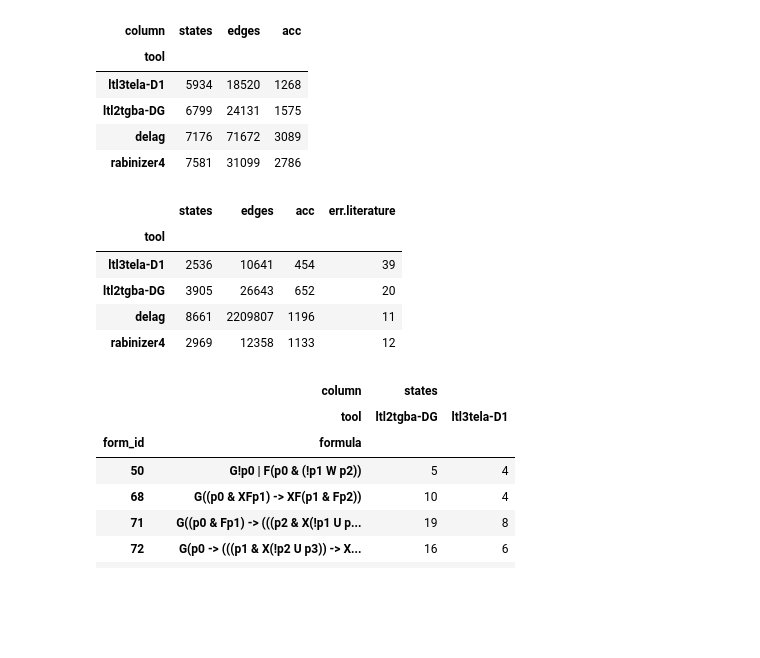
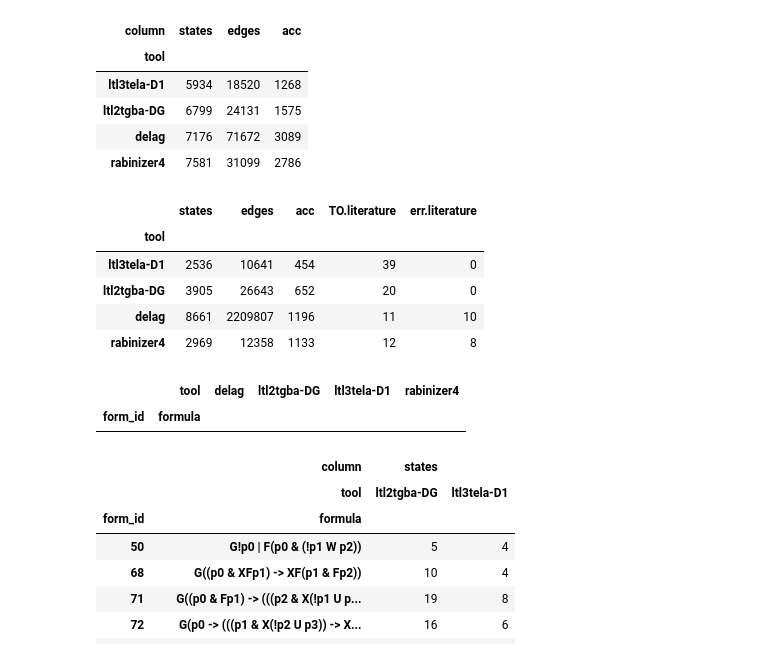
Before and after one commit to jurajmajor/ltl3tela, a Jupyter notebook: Experiments/Evaluation_ATVA19.ipynb, the cells around one changed output. Saved outputs shown, nothing was run; the diff lists cells and outputs as text; code cells hidden in the pictures; blank space fills up the shorter version.

Commit message:
Refactor, add mark-errors

```diff
--- a/Experiments/Evaluation_ATVA19.ipynb
+++ b/Experiments/Evaluation_ATVA19.ipynb
@@ -88,21 +90,25 @@ if rerun:
     d_data_patterns.run_ltlcross(automata = False, timeout = '60')
 d_data_patterns.parse_results()
 # %%
-det_err = pd.DataFrame(d_data_patterns.get_error_count(),columns=['err.literature'])
+det_to = pd.DataFrame(d_data_patterns.get_error_count(),columns=['TO.literature'])
+det_err = pd.DataFrame(d_data_patterns.get_error_count('parse error',False),columns=['err.literature'])
 det_lit = d_data_patterns.cummulative(col = d_cols).unstack(level = 0).loc[d_order, d_cols]
-det_lit = pd.concat([det_lit,det_err],axis=1,join='inner')
+det_lit = pd.concat([det_lit,det_to,det_err],axis=1,join='inner',sort=False)
 det_lit
 # %% [output]
-|  | states | edges | acc | err.literature |
-| tool |  |  |  |  |
-| ltl3tela-D1 | 2536 | 10641 | 454 | 39 |
-| ltl2tgba-DG | 3905 | 26643 | 652 | 20 |
-| delag | 8661 | 2209807 | 1196 | 11 |
-| rabinizer4 | 2969 | 12358 | 1133 | 12 |
+|  | states | edges | acc | TO.literature | err.literature |
+| tool |  |  |  |  |  |
+| ltl3tela-D1 | 2536 | 10641 | 454 | 39 | 0 |
+| ltl2tgba-DG | 3905 | 26643 | 652 | 20 | 0 |
+| delag | 8661 | 2209807 | 1196 | 11 | 10 |
+| rabinizer4 | 2969 | 12358 | 1133 | 12 | 8 |
 # %%
-#to = d_data_patterns.exit_status
-#to[to == "timeout"].count()
+to = d_data_rand.exit_status
+to[to != "ok"].dropna(how='all')
 #len(d_data_patterns.values.dropna().index)
+# %% [output]
+|  | tool | delag | ltl2tgba-DG | ltl3tela-D1 | rabinizer4 |
+| form_id | formula |  |  |  |  |
 # %%
 d_data_patterns.smaller_than('ltl3tela-D1', 'ltl2tgba-DG')
 # %% [output]
```
Also changed, not shown: parts of 21 cells of this notebook, 2 other files.
